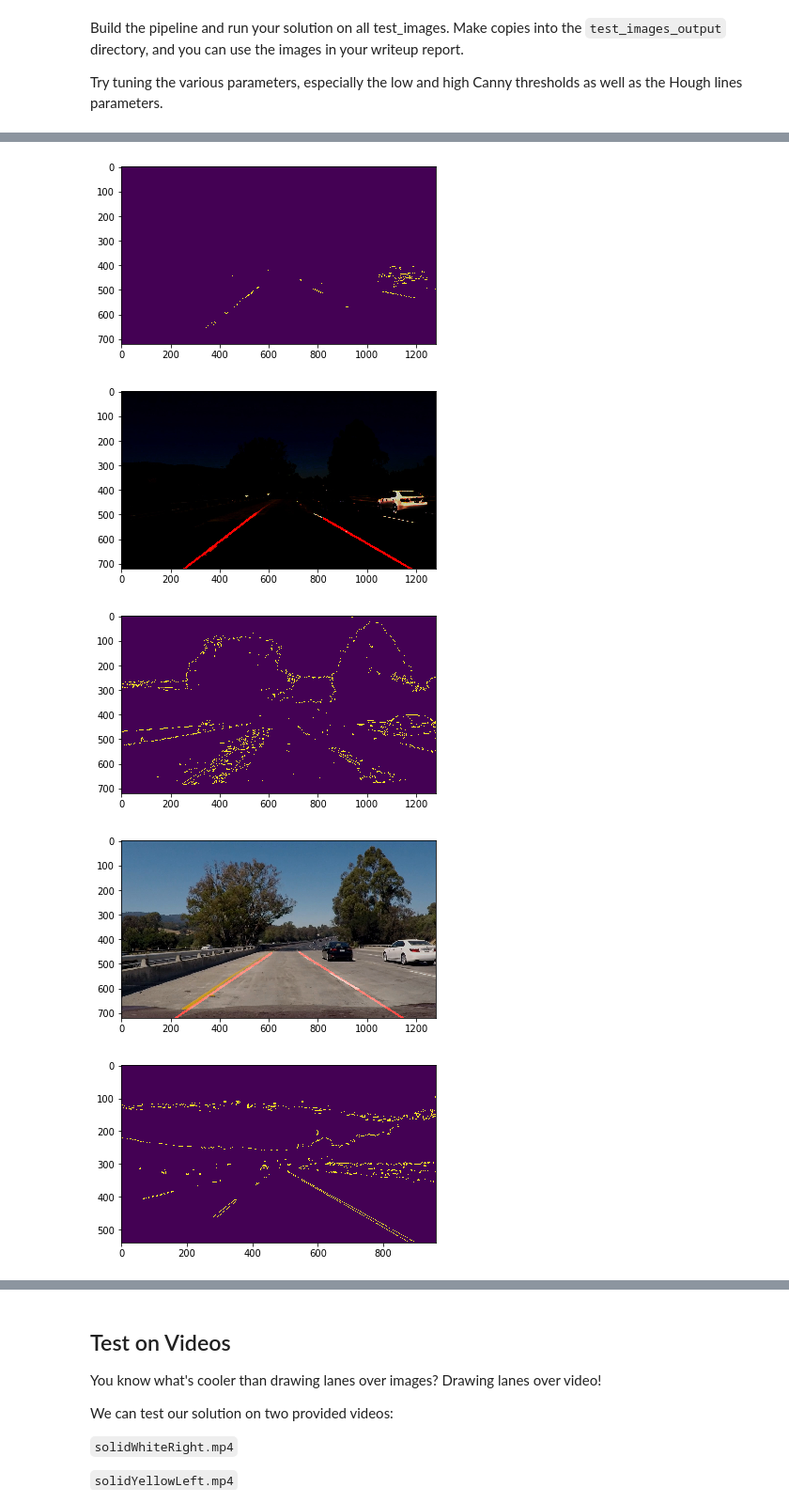
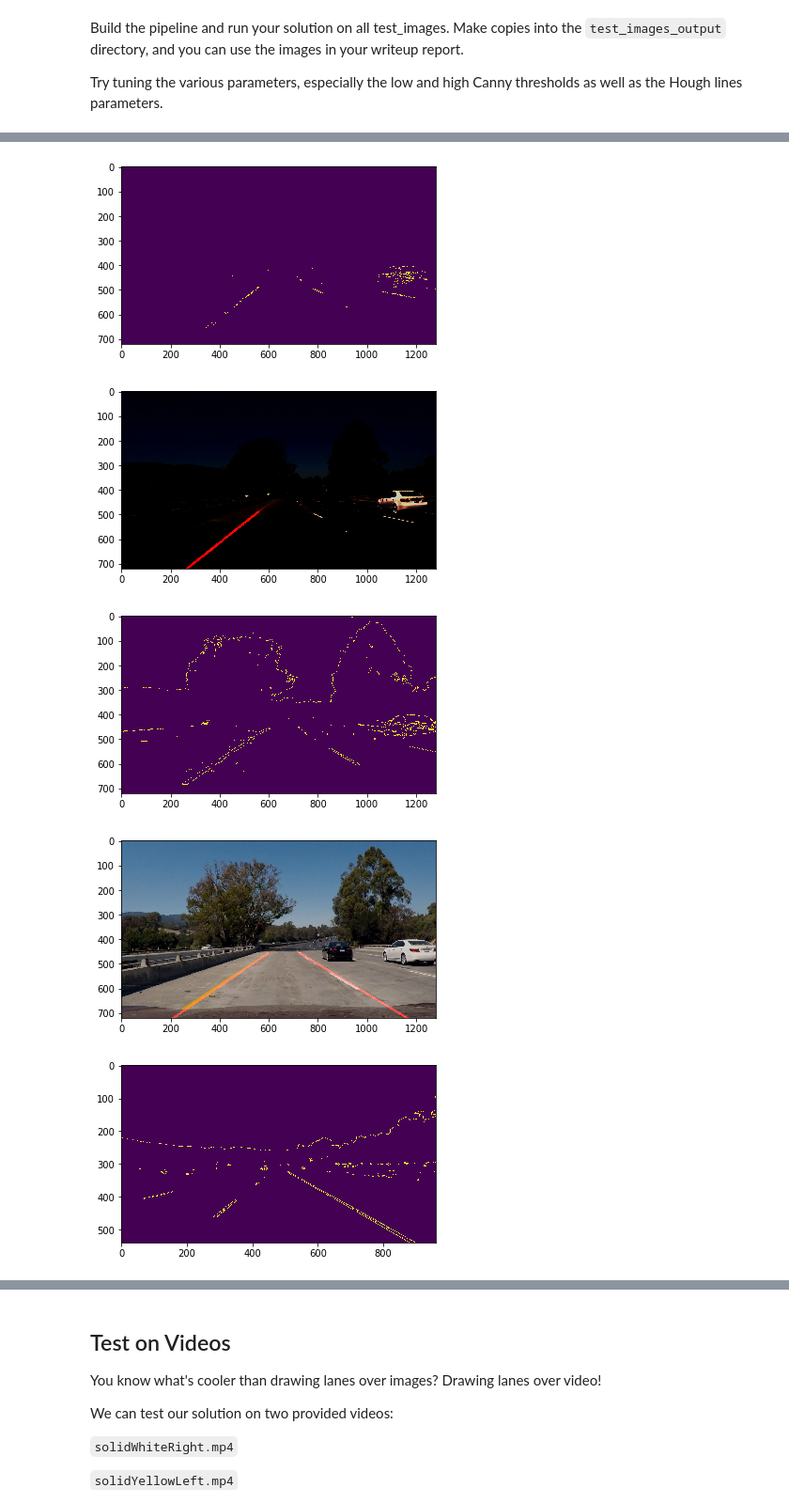
Before and after one commit to igmor/CarND-LaneLines-P1, a Jupyter notebook: P1.ipynb, the cells around one changed output, grey strips where cells are left out. Shown at 94% size. Saved outputs shown, nothing was run; the diff lists cells and outputs as text; code cells hidden in the pictures.

```diff
--- a/P1.ipynb
+++ b/P1.ipynb
@@ -282,24 +300,19 @@ Try tuning the various parameters, especially the low and high Canny thresholds
 # then save them to the test_images directory.
 # %%
 def detect_lanes_and_draw_lines_pipeline(image, image_name=None, show_image=False, save=False):
+    # apply different threshold to RGB channels to remove the noise
     r, g, b = cv2.split(image)
-    ret, r = cv2.threshold(r,220, 255, cv2.THRESH_BINARY)
+    ret, r = cv2.threshold(r,210, 255, cv2.THRESH_BINARY)
     ret, b = cv2.threshold(b,180, 255, cv2.THRESH_BINARY)
-    ret, g = cv2.threshold(g,180, 255, cv2.THRESH_BINARY)
+    ret, g = cv2.threshold(g,245, 255, cv2.THRESH_BINARY)
 
     img = cv2.merge((r,g,b))
-    #plt.figure()
-    #plt.imshow(img)
+
     # convert to grayscale space
     img = grayscale(img)
 
-    #ret, img = cv2.threshold(img, 175, 255, cv2.THRESH_BINARY)
-
     # apply gaussian smoothing to blur high gradient pixels
     img = gaussian_blur(img, kernel_size=3)
-
-    #img = cv2.adaptiveThreshold(img,255,cv2.ADAPTIVE_THRESH_MEAN_C,\
-    #        cv2.THRESH_BINARY,3,3)
 
     # apply canny edge detection algo
     img = canny(img, low_threshold=10, high_threshold=120)
@@ -344,5 +357,5 @@ for image_name in os.listdir("test_images/"):
 [figure]
-[figure, old version]
+[figure, new version]
-[figure, old version]
+[figure, new version]
 [figure]
-[figure, old version]
+[figure, new version]
```
Also changed, not shown: parts of 5 cells of this notebook, 19 other files.
